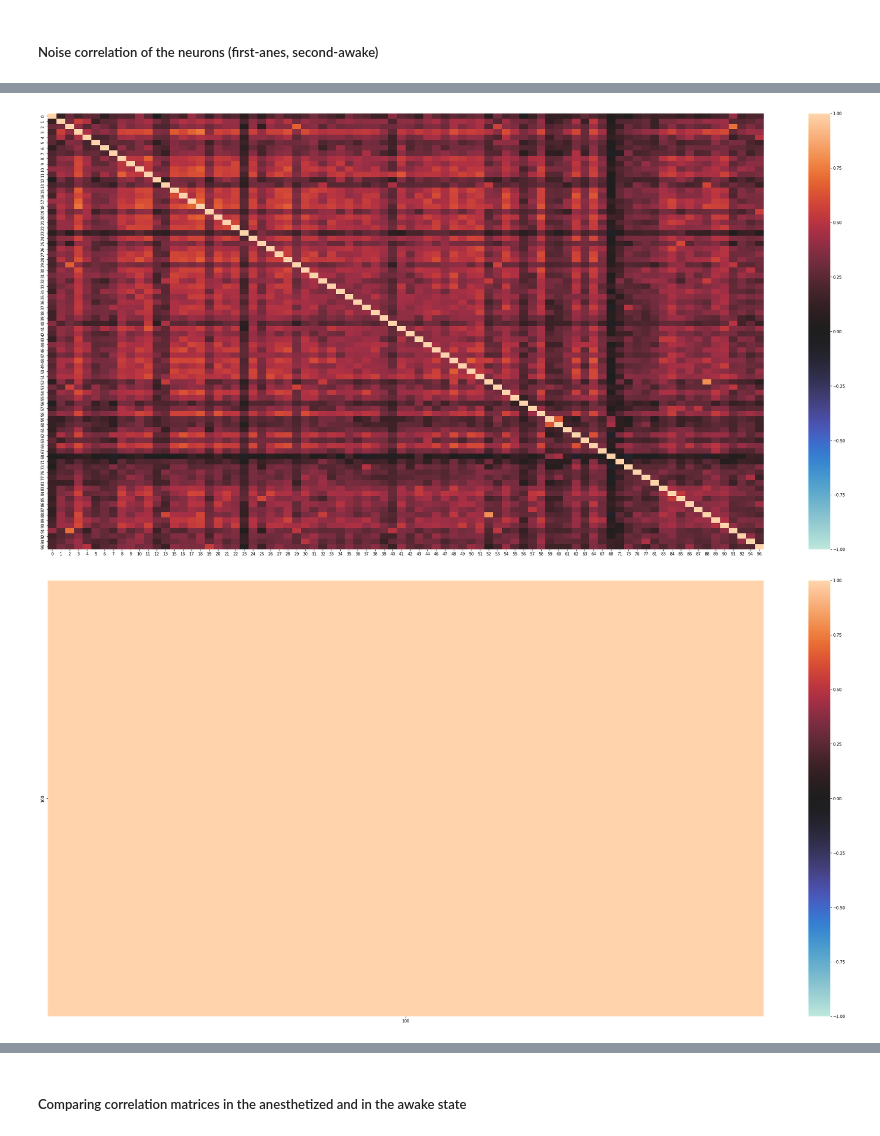
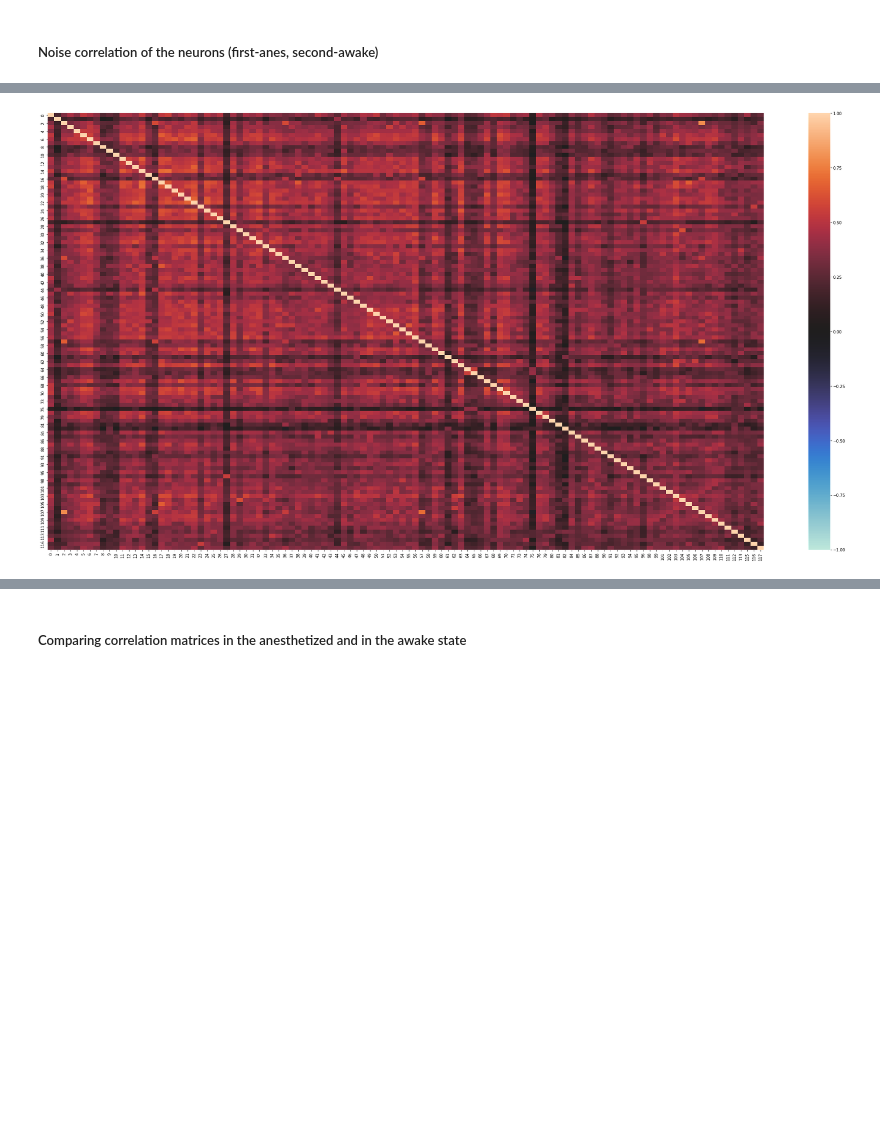
Before and after one commit to nedeljkovicmajaa/LMU_neuroscience, a Jupyter notebook: noise_correlation.ipynb, the cells around one changed output, grey strips where cells are left out. Cells and saved outputs as stored; diff of their text form; code cells hidden in the pictures; blank space fills up the shorter version.

Commit message:
working correlation and graph

```diff
--- a/noise_correlation.ipynb
+++ b/noise_correlation.ipynb
@@ -24,20 +24,25 @@ list2 = sio.loadmat('C:/Users/m.nedeljkovic/Desktop/List2.mat')['List2']
 list3 = sio.loadmat('C:/Users/m.nedeljkovic/Desktop/List3.mat')['List3']
 list4 = sio.loadmat('C:/Users/m.nedeljkovic/Desktop/List4.mat')['List4']
 lista = [[k[0] for k in list1], [k[0] for k in list2], [k[0] for k in list3], [k[0] for k in list4]]
+ind_load = sio.loadmat('C:/Users/m.nedeljkovic/Desktop/blFinalHit.mat')['blFinalHit']
 # %% [markdown]
 ##### General functions
 # %%
 #Dividing data into trials, anst state and awake state
 
-def divide_data(index, trial, mat_load):
+def divide_data(index, trial, mat_load, ind_load):
 
     index[trial] = index[trial] + index[trial-1]
     dat_tr = mat_load[index[trial-1] : index[trial]+1, :, :, 0, :, :]
+    ind_tr = ind_load[index[trial-1] : index[trial]+1, :, :, 0, :, :]
 
     #choose state
     dat_stan = dat_tr[:, 0, :, :, :]
     dat_staw = dat_tr[:, 1, :, :, :]
-    return index, dat_tr, dat_stan, dat_staw
+    ind_stan = ind_tr[:, 0, :, :, :]
+    ind_staw = ind_tr[:, 1, :, :, :]
+
+    return index, dat_tr, dat_stan, dat_staw, ind_stan, ind_staw
 # %%
 #make dict to convert to dataframe and computing correlation
 
@@ -89,10 +107,3 @@ def exclude_nan(dat_df_an, dat_df_aw):
     return df_corr_an, df_corr_aw
 # %% [markdown]
 ##### Noise correlation of the neurons (first-anes, second-awake)
-# %%
-load_corr_mat = sio.loadmat('C:/Users/m.nedeljkovic/Desktop/corrMatricesReg_01.mat')['corrMatricesReg_01']
-
-df_corr_an, df_corr_aw = exclude_nan(pd.DataFrame(load_corr_mat[:,:,0,0,0,0]),pd.DataFrame(load_corr_mat[:,:,0,1,0,0]))
-f,ax = plt.subplots(sharey=False,figsize=(40, 20))
-sns.heatmap(df_corr_an, vmax=1, vmin=-1, center=0)
-print(df_corr_an)
@@ -118,32 +110,33 @@ print(df_corr_an)
 # %%
 #lenghts of each trial
 index = [0, 118, 88, 100, 98, 109, 78, 121, 76, 113, 97, 112, 118]
 
 for trial in range(1,len(index)):
 
-    index, dat_tr, dat_stan, dat_staw = divide_data(index, trial, mat_load)
+    index, dat_tr, dat_stan, dat_staw, ind_stan, ind_staw = divide_data(index, trial, mat_load, ind_load)
 
     for sesion in range(4):
 
         f,ax = plt.subplots(sharey=False,figsize=(40, 20))
 
         #choose session
         dat_sean = dat_stan[:, sesion, :, :]
         dat_seaw = dat_staw[:, sesion, :, :]
+        ind_sean = ind_stan[:, sesion, :, :]
+        ind_seaw = ind_staw[:, sesion, :, :]
 
         #make dict to convert to dataframe
-        dat_df_an, dat_df_aw = make_dict(index, trial, lista[sesion], dat_sean, dat_seaw)
-
+        dat_df_an, dat_df_aw = make_dict(index, trial, lista[sesion], dat_sean, dat_seaw, ind_sean, ind_seaw)
+        dat_df_an = dat_df_an.dropna(how='all', axis=1).dropna(how='all', axis=0)
         #exclude the rows/columns which index is not in the other dataframe
-        df_corr_an, df_corr_aw = exclude_nan(dat_df_an, dat_df_aw)
+        #df_corr_an, df_corr_aw = exclude_nan(dat_df_an, dat_df_aw)
 
         #plot the correlation matrix
-        sns.heatmap(df_corr_an, vmax=1, vmin=-1, center=0)
+        sns.heatmap(dat_df_an, vmax=1, vmin=-1, center=0)
 
         #sns.heatmap(df_corr_aw, vmax=1, vmin=-1, ax=ax2)
         #print(pd.DataFrame(np.corrcoef(np.hstack((np.matrix(dat_df_an), np.matrix(dat_df_aw))),rowvar=False)[0,1:]))
-
+        break
     break
 # %% [output]
-[figure, old version]
+[figure, new version]
-[figure, removed]
```
Also changed, not shown: parts of 10 cells of this notebook, 1 other file.
